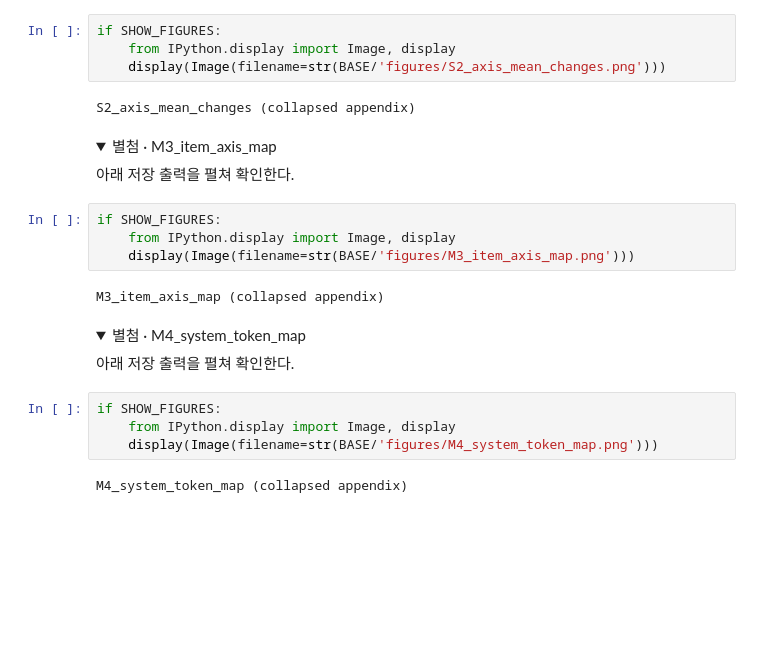
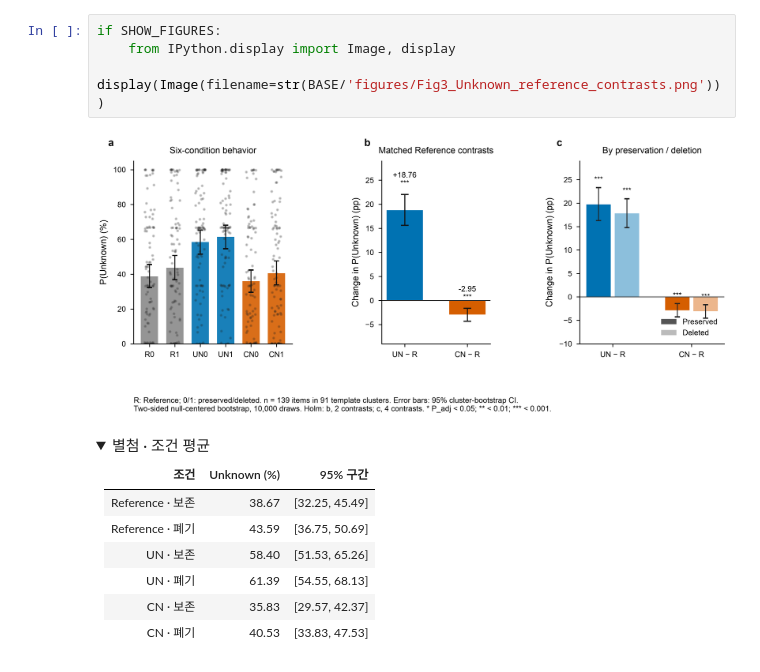
Before and after one commit to deep1003/deep1003.github.io, a Jupyter notebook: assets/research/emotion-induction-design/downloads/uncertainty_self_threat_139.ipynb, the cells around one changed output. Cells and saved outputs as stored; diff of their text form; folded sections open; blank space fills up the shorter version.

```diff
--- a/assets/research/emotion-induction-design/downloads/uncertainty_self_threat_139.ipynb
+++ b/assets/research/emotion-induction-design/downloads/uncertainty_self_threat_139.ipynb
@@ -73,23 +86,49 @@ S1_behavior_contrasts (collapsed appendix)
 # %%
 if SHOW_FIGURES:
     from IPython.display import Image, display
-    display(Image(filename=str(BASE/'figures/S2_axis_mean_changes.png')))
+    display(Image(filename=str(BASE/'figures/Fig3_Unknown_reference_contrasts.png')))
 # %% [output]
-S2_axis_mean_changes (collapsed appendix)
+[figure, added]
-# %% [markdown]
-<details><summary>별첨 · M3_item_axis_map</summary>아래 저장 출력을 펼쳐 확인한다.</details>
-# %%
-if SHOW_FIGURES:
-    from IPython.display import Image, display
-    display(Image(filename=str(BASE/'figures/M3_item_axis_map.png')))
-# %% [output]
-M3_item_axis_map (collapsed appendix)
-# %% [markdown]
-<details><summary>별첨 · M4_system_token_map</summary>아래 저장 출력을 펼쳐 확인한다.</details>
-# %%
-if SHOW_FIGURES:
-    from IPython.display import Image, display
-    display(Image(filename=str(BASE/'figures/M4_system_token_map.png')))
-# %% [output]
-M4_system_token_map (collapsed appendix)
+# %% [markdown]
+<details><summary>별첨 · 조건 평균</summary><div class="table-wrap"><table class="dataframe">
+  <thead>
+    <tr style="text-align: right;">
+      <th>조건</th>
+      <th>Unknown (%)</th>
+      <th>95% 구간</th>
+    </tr>
+  </thead>
+  <tbody>
+    <tr>
+      <td>Reference · 보존</td>
+      <td>38.67</td>
+      <td>[32.25, 45.49]</td>
+    </tr>
+    <tr>
+      <td>Reference · 폐기</td>
+      <td>43.59</td>
+      <td>[36.75, 50.69]</td>
+    </tr>
+    <tr>
+      <td>UN · 보존</td>
+      <td>58.40</td>
+      <td>[51.53, 65.26]</td>
+    </tr>
+    <tr>
+      <td>UN · 폐기</td>
+      <td>61.39</td>
+      <td>[54.55, 68.13]</td>
+    </tr>
+    <tr>
+      <td>CN · 보존</td>
+      <td>35.83</td>
+      <td>[29.57, 42.37]</td>
+    </tr>
+    <tr>
+      <td>CN · 폐기</td>
+      <td>40.53</td>
+      <td>[33.83, 47.53]</td>
+    </tr>
+  </tbody>
+</table></div></details>
 # %% [markdown]
```
Also changed, not shown: parts of 16 cells of this notebook, 49 other files.
